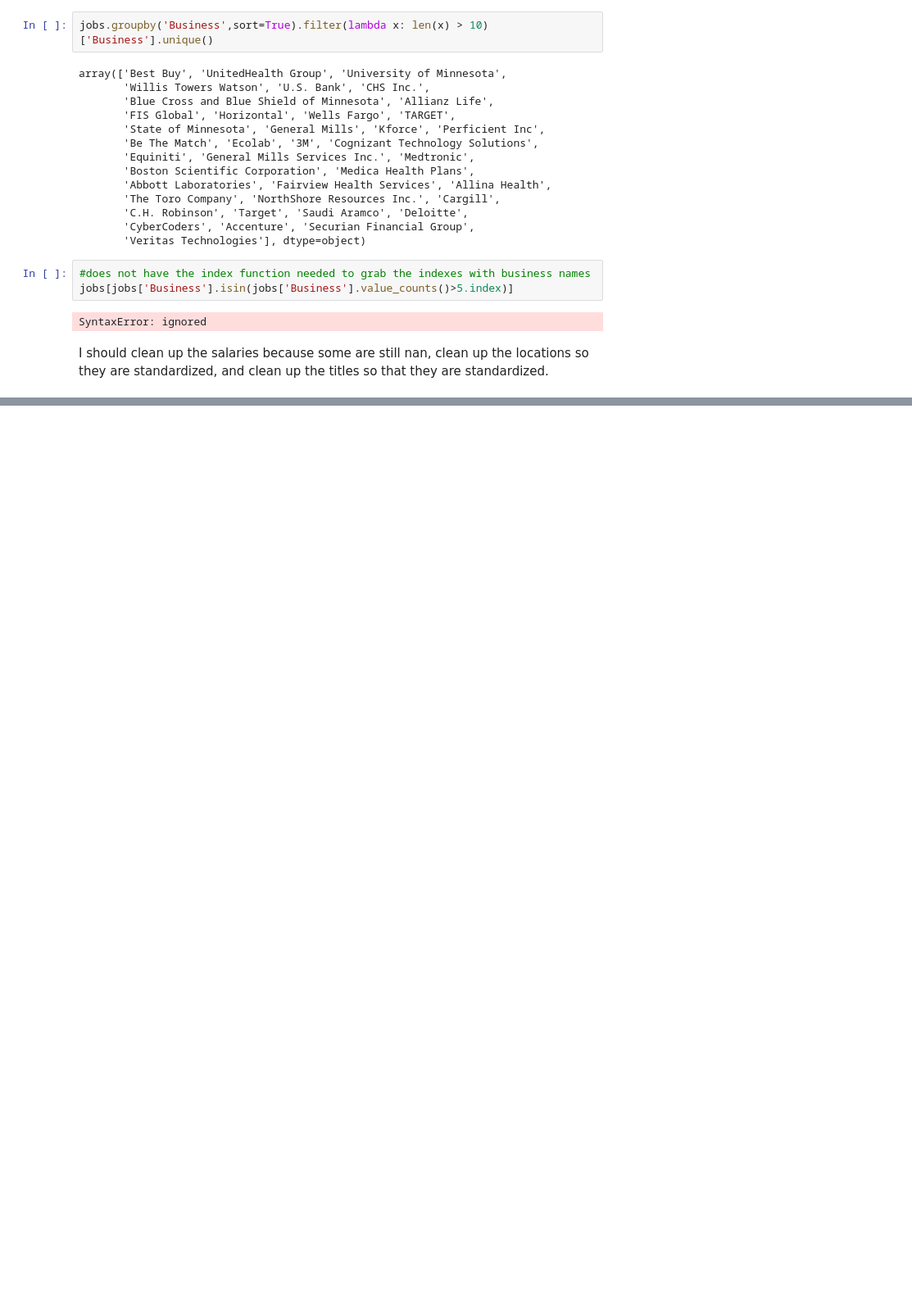
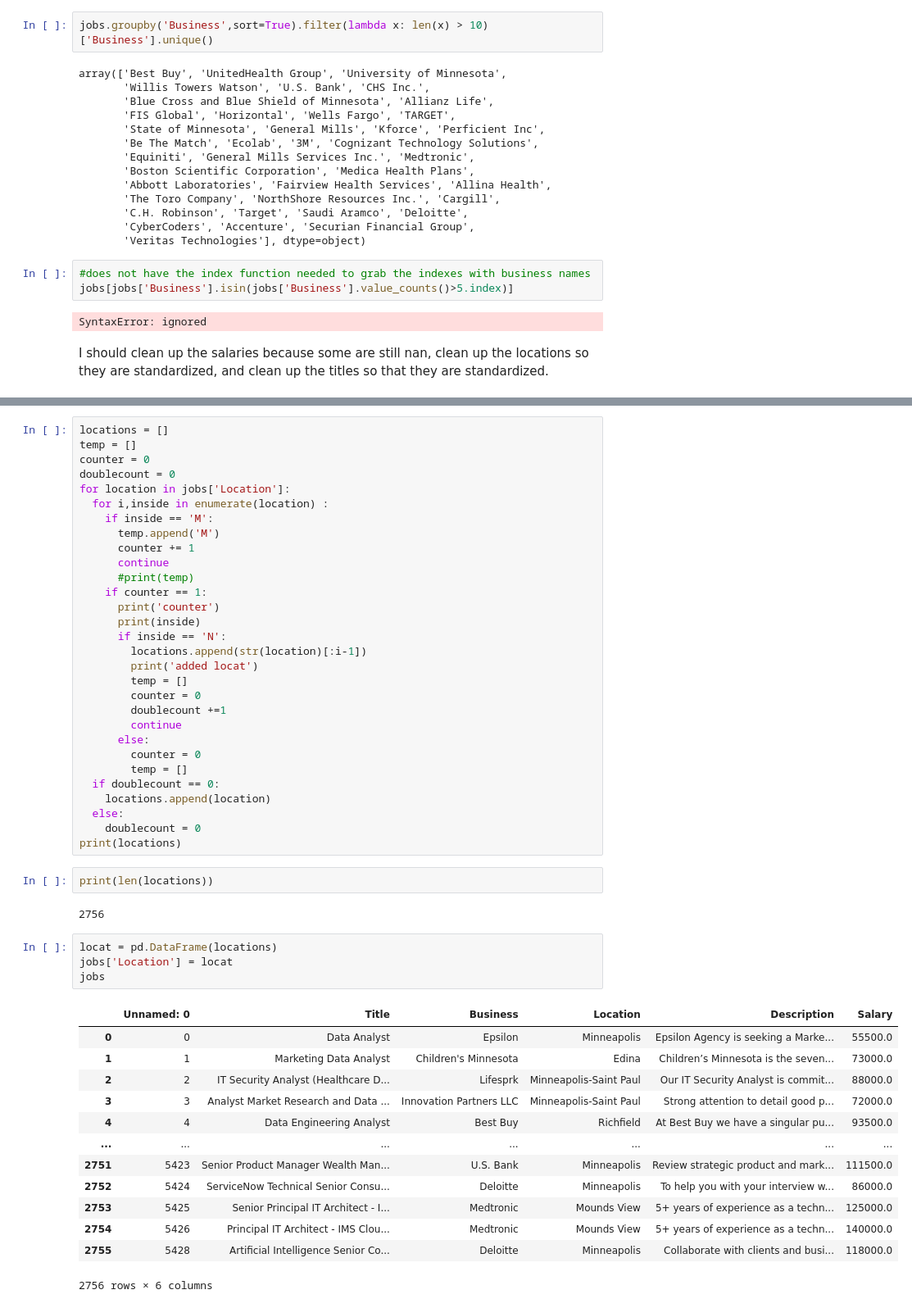
Before and after one commit to MikeDaBossss/Job_Board_scraper, a Jupyter notebook: simpyhired.ipynb, the cells around one changed output, grey strips where cells are left out. Shown: that part at 82% size. Cells and saved outputs as stored; diff of their text form; blank space fills up the shorter version.

```diff
--- a/simpyhired.ipynb
+++ b/simpyhired.ipynb
@@ -653,0 +669,52 @@ I should clean up the salaries because some are still nan, clean up the location
+# %%
+locations = []
+temp = []
+counter = 0
+doublecount = 0
+for location in jobs['Location']:
+  for i,inside in enumerate(location) :
+    if inside == 'M':
+      temp.append('M')
+      counter += 1
+      continue
+      #print(temp)
+    if counter == 1:
+      print('counter')
+      print(inside)
+      if inside == 'N':
+        locations.append(str(location)[:i-1])
+        print('added locat')
+        temp = []
+        counter = 0
+        doublecount +=1
+        continue
+      else:
+        counter = 0
+        temp = []
+  if doublecount == 0:
+    locations.append(location)
+  else:
+    doublecount = 0
+print(locations)
+# %%
+print(len(locations))
+# %% [output]
+2756
+# %%
+locat = pd.DataFrame(locations)
+jobs['Location'] = locat
+jobs
+# %% [output]
+|  | Unnamed: 0 | Title | Business | Location | Description | Salary |
+| 0 | 0 | Data Analyst | Epsilon | Minneapolis | Epsilon Agency is seeking a Marke... | 55500.0 |
+| 1 | 1 | Marketing Data Analyst | Children's Minnesota | Edina | Children’s Minnesota is the seven... | 73000.0 |
+| 2 | 2 | IT Security Analyst (Healthcare D... | Lifesprk | Minneapolis-Saint Paul | Our IT Security Analyst is commit... | 88000.0 |
+| 3 | 3 | Analyst Market Research and Data ... | Innovation Partners LLC | Minneapolis-Saint Paul | Strong attention to detail good p... | 72000.0 |
+| 4 | 4 | Data Engineering Analyst | Best Buy | Richfield | At Best Buy we have a singular pu... | 93500.0 |
+| ... | ... | ... | ... | ... | ... | ... |
+| 2751 | 5423 | Senior Product Manager Wealth Man... | U.S. Bank | Minneapolis | Review strategic product and mark... | 111500.0 |
+| 2752 | 5424 | ServiceNow Technical Senior Consu... | Deloitte | Minneapolis | To help you with your interview w... | 86000.0 |
+| 2753 | 5425 | Senior Principal IT Architect - I... | Medtronic | Mounds View | 5+ years of experience as a techn... | 125000.0 |
+| 2754 | 5426 | Principal IT Architect - IMS Clou... | Medtronic | Mounds View | 5+ years of experience as a techn... | 140000.0 |
+| 2755 | 5428 | Artificial Intelligence Senior Co... | Deloitte | Minneapolis | Collaborate with clients and busi... | 118000.0 |
+2756 rows × 6 columns
```
Also changed, not shown: parts of 17 cells of this notebook.
